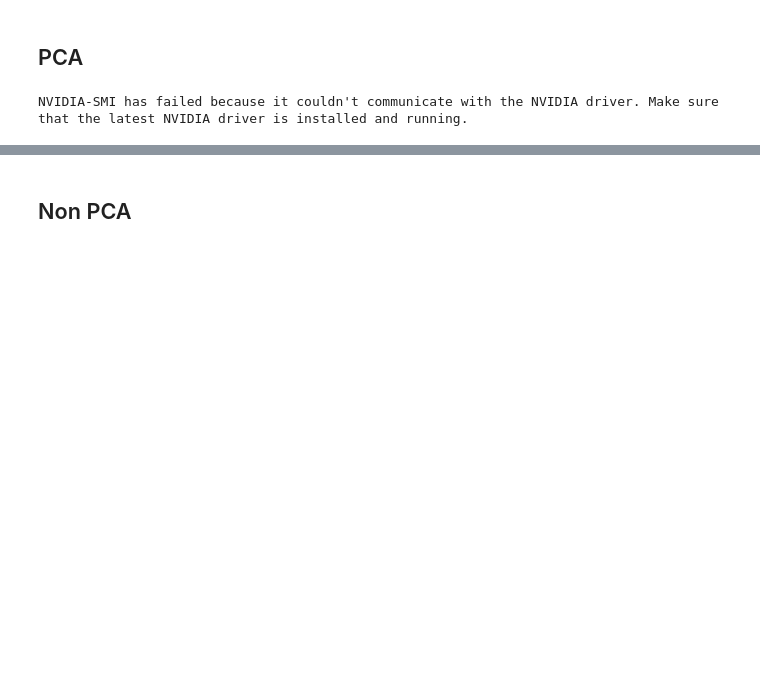
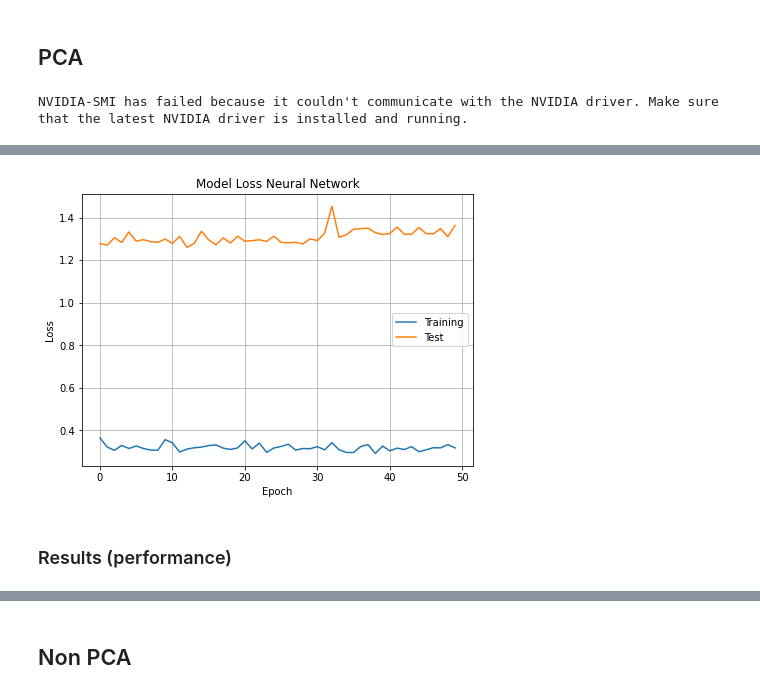
Before and after one commit to SolemnShark871/Churn, a Jupyter notebook: NN_model.ipynb, the cells around one changed output, grey strips where cells are left out. Drawn from its saved outputs; the diff is of its cells as text; code cells hidden in the pictures; blank space fills up the shorter version.

```diff
--- a/NN_model.ipynb
+++ b/NN_model.ipynb
@@ -280,0 +264,18 @@ ax.grid()
+# %%
+# Plot the loss for test and train data
+fig = plt.figure(figsize = (7, 5))
+ax = fig.add_subplot(1, 1, 1)
+
+ax.plot(history.history['loss'])
+ax.plot(history.history['val_loss'])
+
+ax.set_title('Model Loss Neural Network')
+ax.set_xlabel('Epoch')
+
+ax.set_ylabel('Loss')
+ax.legend(['Training', 'Test'], loc = 'best')
+ax.grid()
+# %% [output]
+[figure, added]
+# %% [markdown]
+### Results (performance)
```
Also changed, not shown: parts of 22 cells of this notebook.
